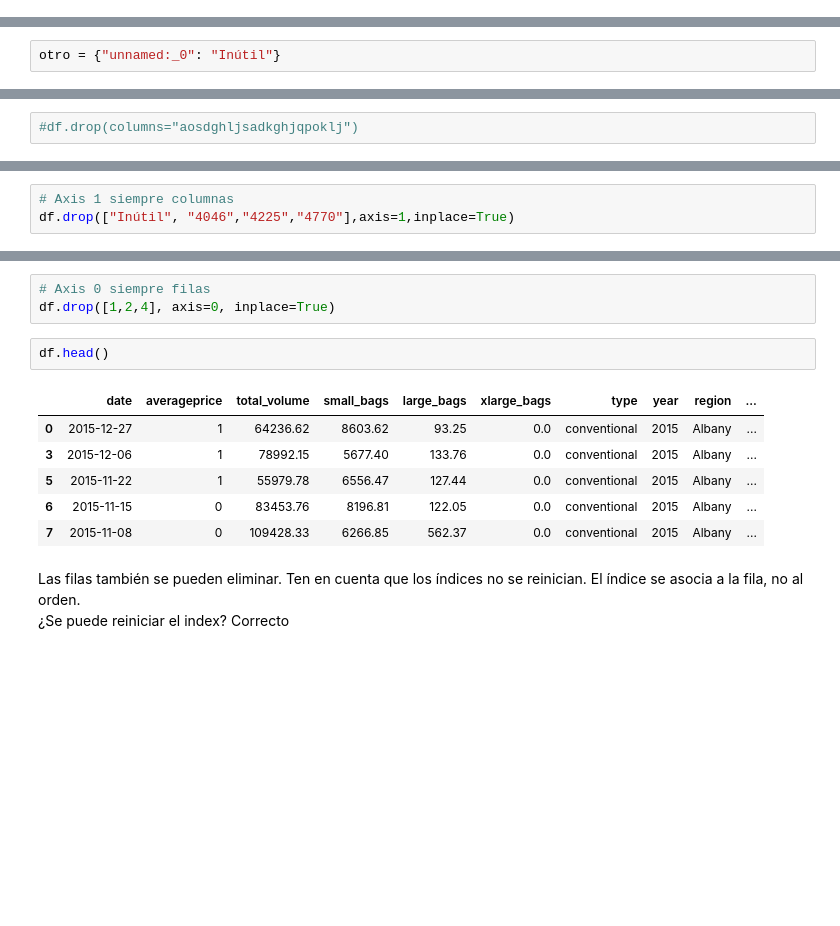
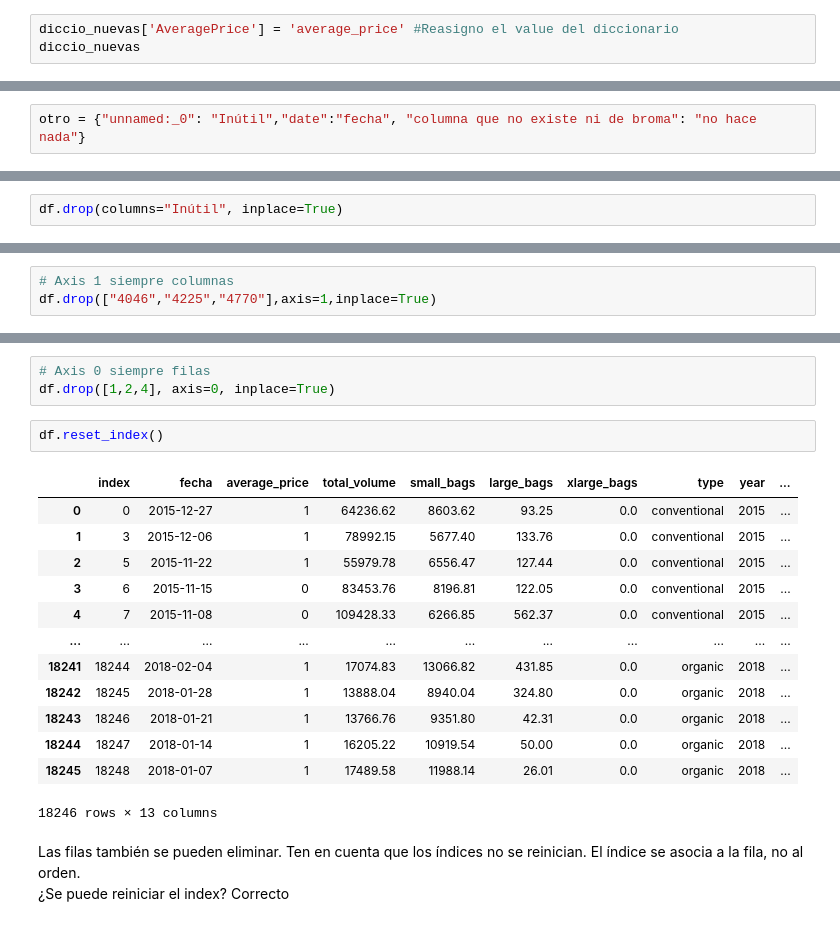
Before and after one commit to wilmer-marquez/Apuntes, a Jupyter notebook: 4_pandas.ipynb, the cells around one changed output, grey strips where cells are left out. Cells and saved outputs as stored; diff of their text form; blank space fills up the shorter version.

```diff
--- a/4_pandas.ipynb
+++ b/4_pandas.ipynb
@@ -1137,0 +1185,3 @@ diccio_nuevas
+# %%
+diccio_nuevas['AveragePrice'] = 'average_price' #Reasigno el value del diccionario
+diccio_nuevas
@@ -1156,4 +1227,4 @@ df.head()
 # %% [markdown]
 El método rename me permite renombrar solamente las columnas que yo quiera, las que estén en el diccionario. No hace falta renombrar todas a la vez
 # %%
-otro = {"unnamed:_0": "Inútil"}
+otro = {"unnamed:_0": "Inútil","date":"fecha", "columna que no existe ni de broma": "no hace nada"}
@@ -1169,4 +1247,4 @@ df.head()
 | 3 | 3 | 2015-12-06 | 1 | 78992.15 | 1132.00 | 71976.41 | 72.58 | 5677.40 | 133.76 | ... |
 | 4 | 4 | 2015-11-29 | 1 | 51039.60 | 941.48 | 43838.39 | 75.78 | 5986.26 | 197.69 | ... |
 # %%
-#df.drop(columns="aosdghljsadkghjqpoklj")
+df.drop(columns="Inútil", inplace=True)
@@ -1215,7 +1310,7 @@ df.sample()
 | 15693 | 51 | 2017-01-08 | 2 | 9880.58 | 38.45 | 4063.04 | 17.85 | 5593.41 | 167.83 | ... |
 # %%
 # Axis 1 siempre columnas
-df.drop(["Inútil", "4046","4225","4770"],axis=1,inplace=True)
+df.drop(["4046","4225","4770"],axis=1,inplace=True)
 # %%
 df.sample()
 # %% [output]
@@ -1227,14 +1331,21 @@ df.sample()
 # Axis 0 siempre filas
 df.drop([1,2,4], axis=0, inplace=True)
 # %%
-df.head()
+df.reset_index()
 # %% [output]
-|  | date | averageprice | total_volume | small_bags | large_bags | xlarge_bags | type | year | region | ... |
-| 0 | 2015-12-27 | 1 | 64236.62 | 8603.62 | 93.25 | 0.0 | conventional | 2015 | Albany | ... |
-| 3 | 2015-12-06 | 1 | 78992.15 | 5677.40 | 133.76 | 0.0 | conventional | 2015 | Albany | ... |
-| 5 | 2015-11-22 | 1 | 55979.78 | 6556.47 | 127.44 | 0.0 | conventional | 2015 | Albany | ... |
-| 6 | 2015-11-15 | 0 | 83453.76 | 8196.81 | 122.05 | 0.0 | conventional | 2015 | Albany | ... |
-| 7 | 2015-11-08 | 0 | 109428.33 | 6266.85 | 562.37 | 0.0 | conventional | 2015 | Albany | ... |
+|  | index | fecha | average_price | total_volume | small_bags | large_bags | xlarge_bags | type | year | ... |
+| 0 | 0 | 2015-12-27 | 1 | 64236.62 | 8603.62 | 93.25 | 0.0 | conventional | 2015 | ... |
+| 1 | 3 | 2015-12-06 | 1 | 78992.15 | 5677.40 | 133.76 | 0.0 | conventional | 2015 | ... |
+| 2 | 5 | 2015-11-22 | 1 | 55979.78 | 6556.47 | 127.44 | 0.0 | conventional | 2015 | ... |
+| 3 | 6 | 2015-11-15 | 0 | 83453.76 | 8196.81 | 122.05 | 0.0 | conventional | 2015 | ... |
+| 4 | 7 | 2015-11-08 | 0 | 109428.33 | 6266.85 | 562.37 | 0.0 | conventional | 2015 | ... |
+| ... | ... | ... | ... | ... | ... | ... | ... | ... | ... | ... |
+| 18241 | 18244 | 2018-02-04 | 1 | 17074.83 | 13066.82 | 431.85 | 0.0 | organic | 2018 | ... |
+| 18242 | 18245 | 2018-01-28 | 1 | 13888.04 | 8940.04 | 324.80 | 0.0 | organic | 2018 | ... |
+| 18243 | 18246 | 2018-01-21 | 1 | 13766.76 | 9351.80 | 42.31 | 0.0 | organic | 2018 | ... |
+| 18244 | 18247 | 2018-01-14 | 1 | 16205.22 | 10919.54 | 50.00 | 0.0 | organic | 2018 | ... |
+| 18245 | 18248 | 2018-01-07 | 1 | 17489.58 | 11988.14 | 26.01 | 0.0 | organic | 2018 | ... |
+18246 rows × 13 columns
 # %% [markdown]
 Las filas también se pueden eliminar. Ten en cuenta que los índices no se reinician. El índice se asocia a la fila, no al orden.
 ¿Se puede reiniciar el index? Correcto
```
Also changed, not shown: parts of 56 cells of this notebook, 2 other files.
